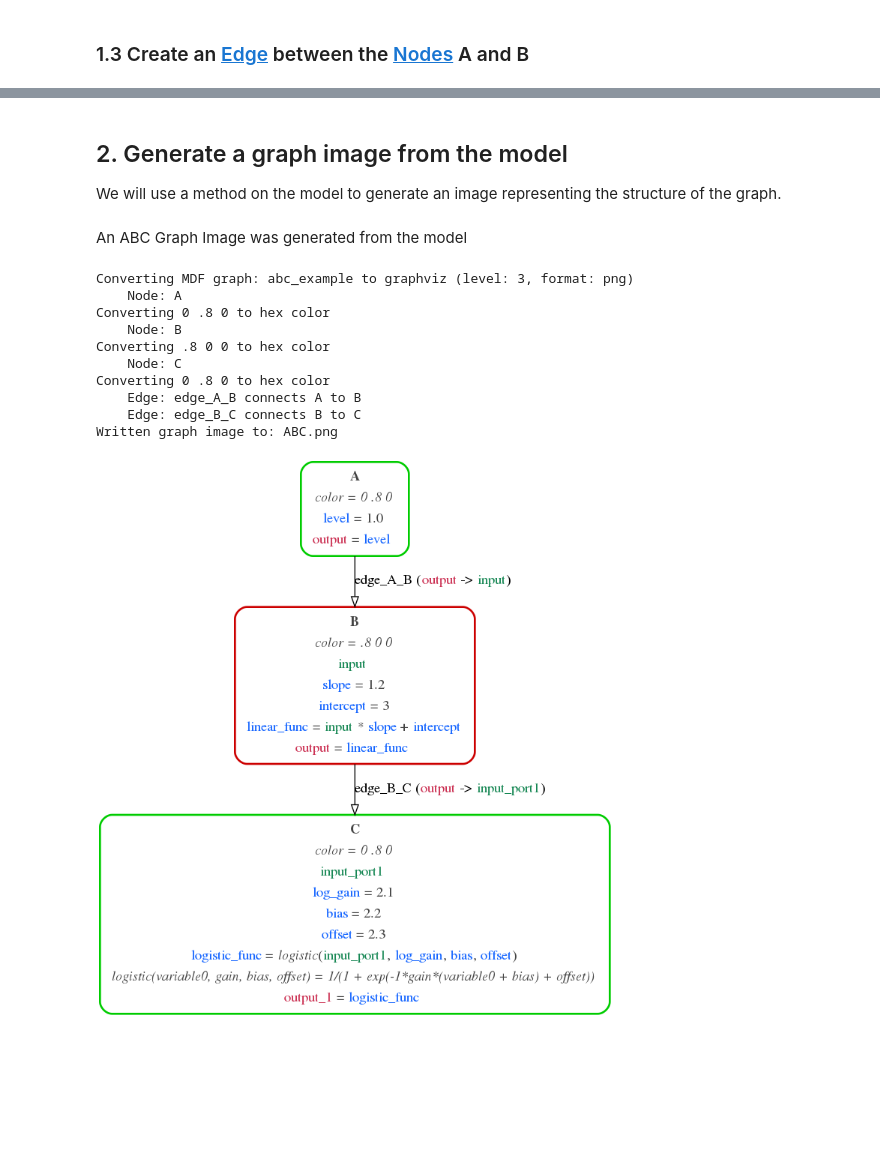
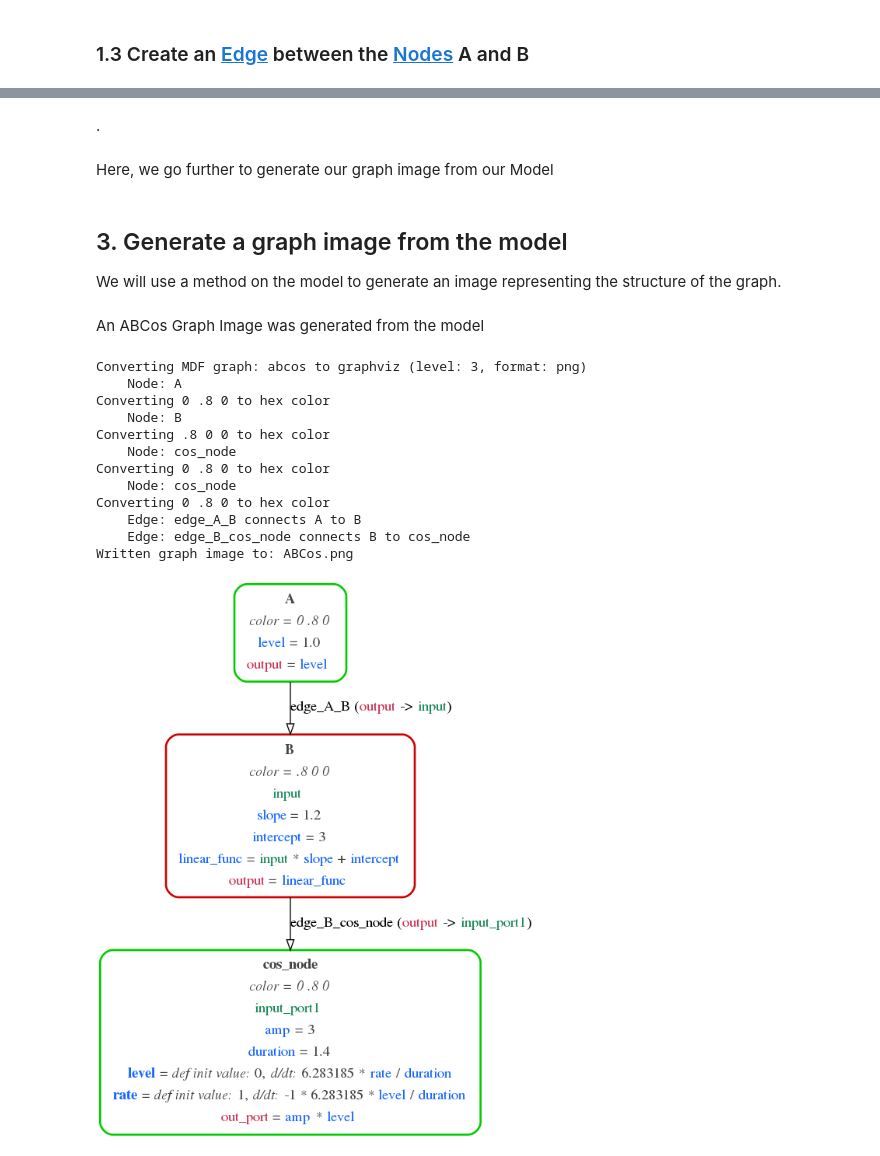
Before and after one commit to Mercytopsy/MDF, a Jupyter notebook: examples/SimpleExample.ipynb, the cells around one changed output, grey strips where cells are left out. Cells and saved outputs as stored; diff of their text form; code cells hidden in the pictures; blank space fills up the shorter version.

```diff
--- a/examples/SimpleExample.ipynb
+++ b/examples/SimpleExample.ipynb
@@ -13,8 +6,8 @@ This is a quick introduction to building MDF graphs and using them in different
 from modeci_mdf.mdf import *
 
 # Create a model containing one graph
-mod = Model(id="ABC")
-mod_graph = Graph(id="abc_example")
+mod = Model(id="ABCos")
+mod_graph = Graph(id="abcos")
 mod.graphs.append(mod_graph)
 # %% [markdown]
 
@@ -153,32 +178,38 @@ abc_example:
             sender_port: output
             receiver_port: input_port1
+# %% [markdown]
+.
+# %% [markdown]
+Here, we go further to generate our graph image from our Model
 # %% [markdown]
-## 2. Generate a graph image from the model <a class="anchor" id="h2"></a>
+## 3. Generate a graph image from the model <a class="anchor" id="h2"></a>
 
 We will use a method on the model to generate an image representing the structure of the graph.
 # %% [markdown]
-An ABC Graph Image was generated from the model
+An ABCos Graph Image was generated from the model
 # %%
 mod.to_graph_image(
         engine="dot",
         output_format="png",
         view_on_render=False,
         level=3,
-        filename_root="ABC"
+        filename_root="ABCos"
     )
 
 from IPython.display import Image
-Image(filename="ABC.png")
+Image(filename="ABCos.png")
 # %% [output]
-Converting MDF graph: abc_example to graphviz (level: 3, format: png)
+Converting MDF graph: abcos to graphviz (level: 3, format: png)
     Node: A
 Converting 0 .8 0 to hex color
     Node: B
 Converting .8 0 0 to hex color
-    Node: C
+    Node: cos_node
+Converting 0 .8 0 to hex color
+    Node: cos_node
 Converting 0 .8 0 to hex color
     Edge: edge_A_B connects A to B
-    Edge: edge_B_C connects B to C
-Written graph image to: ABC.png
+    Edge: edge_B_cos_node connects B to cos_node
+Written graph image to: ABCos.png
-[figure, old version]
+[figure, new version]
 # %% [markdown]
```
Also changed, not shown: parts of 25 cells of this notebook, 2 other files.
